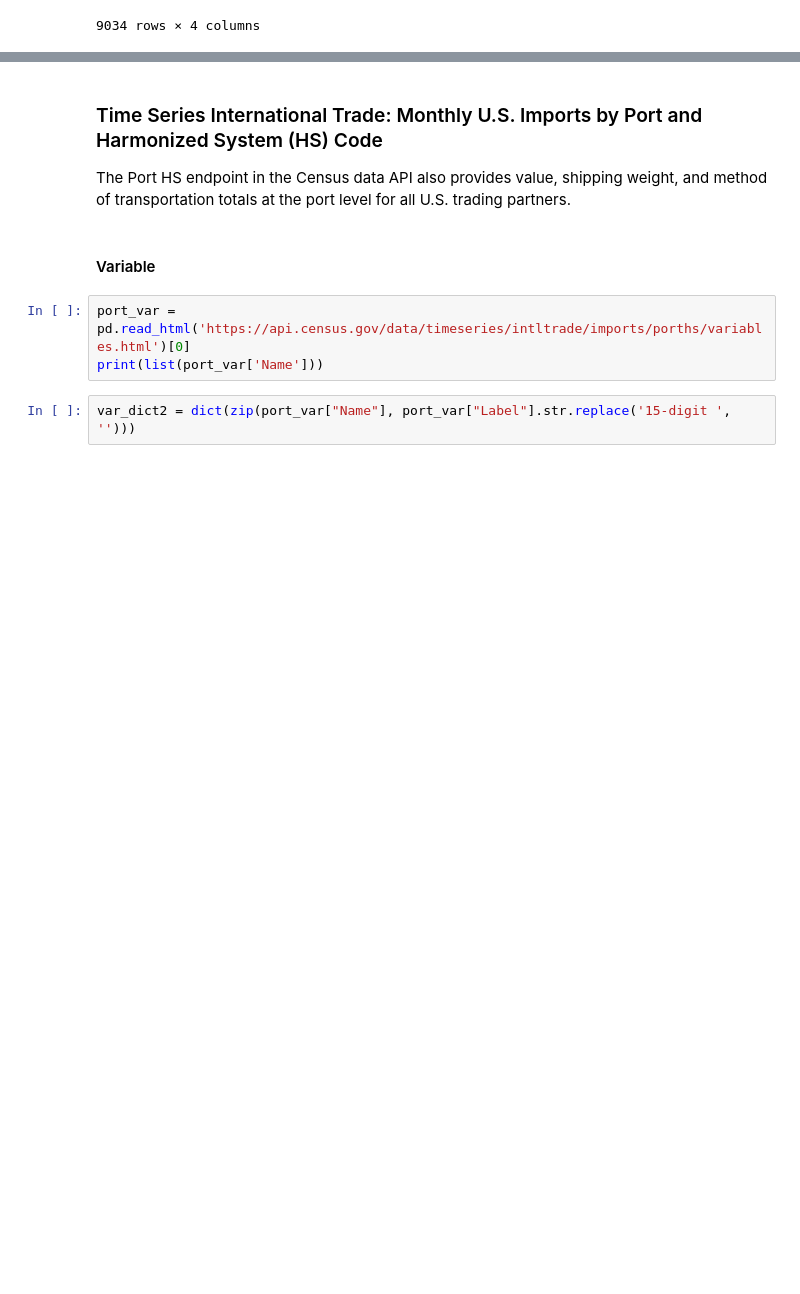
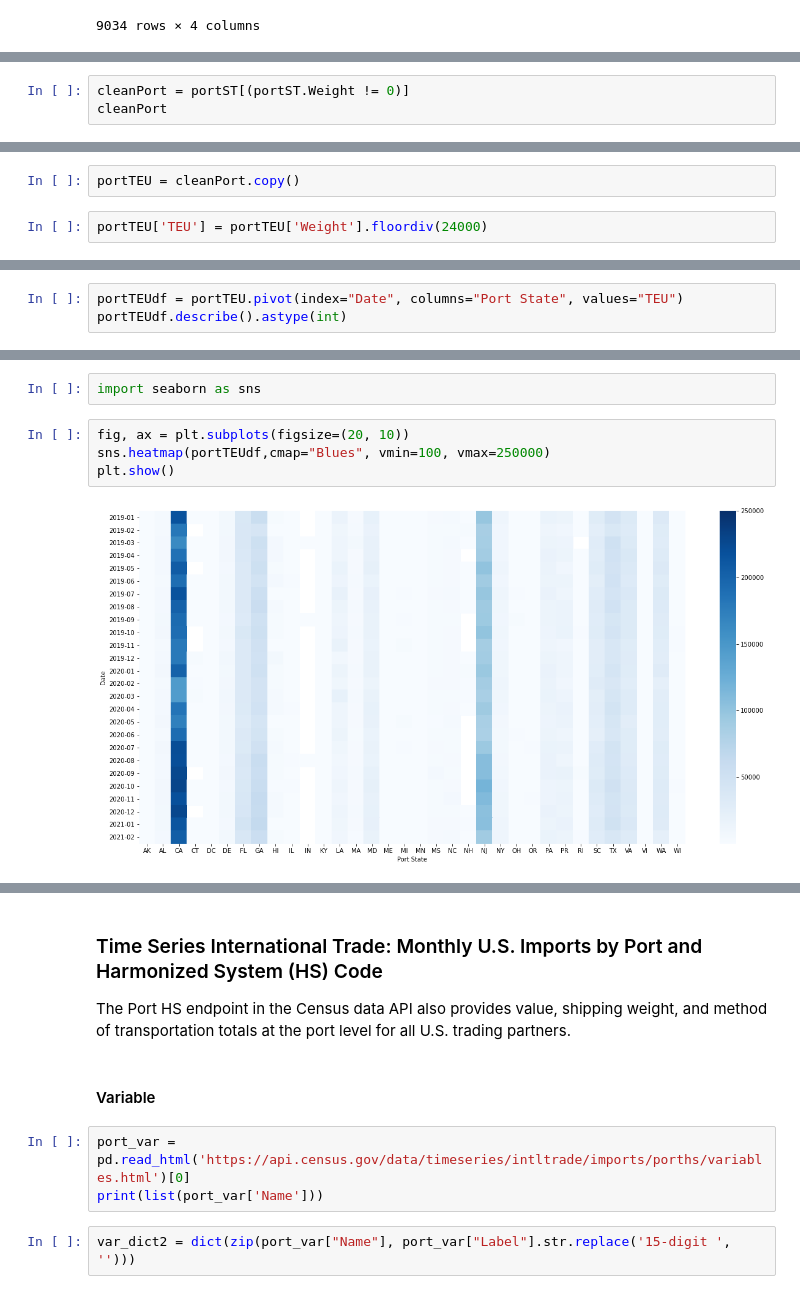
Before and after one commit to naydeenmonzon/Project-2, a Jupyter notebook: US_Census.ipynb, the cells around one changed output, grey strips where cells are left out. Saved outputs shown, nothing was run; the diff lists cells and outputs as text; blank space fills up the shorter version.

```diff
--- a/US_Census.ipynb
+++ b/US_Census.ipynb
@@ -370,0 +217,3 @@ ProductConsumption.plot.bar()
+# %%
+cleanPort = portST[(portST.Weight != 0)]
+cleanPort
@@ -370,0 +239,4 @@ ProductConsumption.plot.bar()
+# %%
+portTEU = cleanPort.copy()
+# %%
+portTEU['TEU'] = portTEU['Weight'].floordiv(24000)
@@ -370,0 +261,3 @@ ProductConsumption.plot.bar()
+# %%
+portTEUdf = portTEU.pivot(index="Date", columns="Port State", values="TEU")
+portTEUdf.describe().astype(int)
@@ -370,0 +275,8 @@ ProductConsumption.plot.bar()
+# %%
+import seaborn as sns
+# %%
+fig, ax = plt.subplots(figsize=(20, 10))
+sns.heatmap(portTEUdf,cmap="Blues", vmin=100, vmax=250000)
+plt.show()
+# %% [output]
+[figure, added]
```
Also changed, not shown: parts of 94 cells of this notebook.
